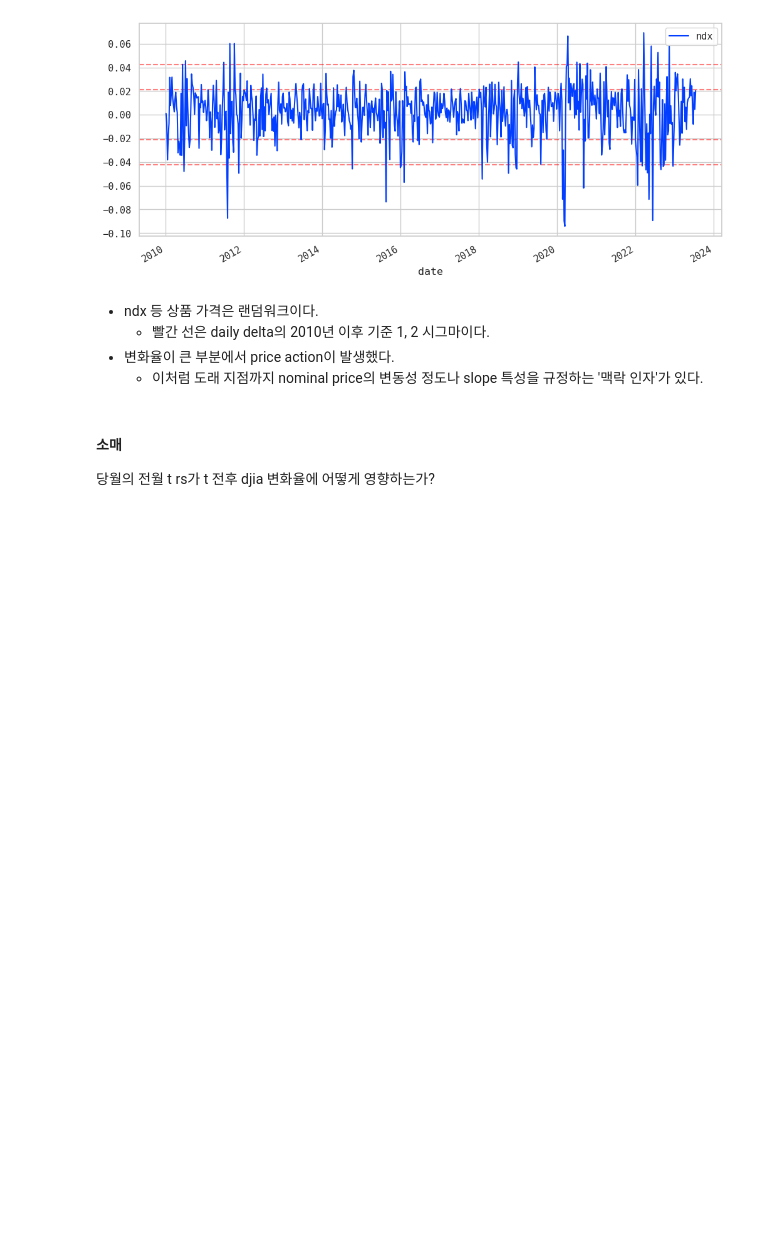
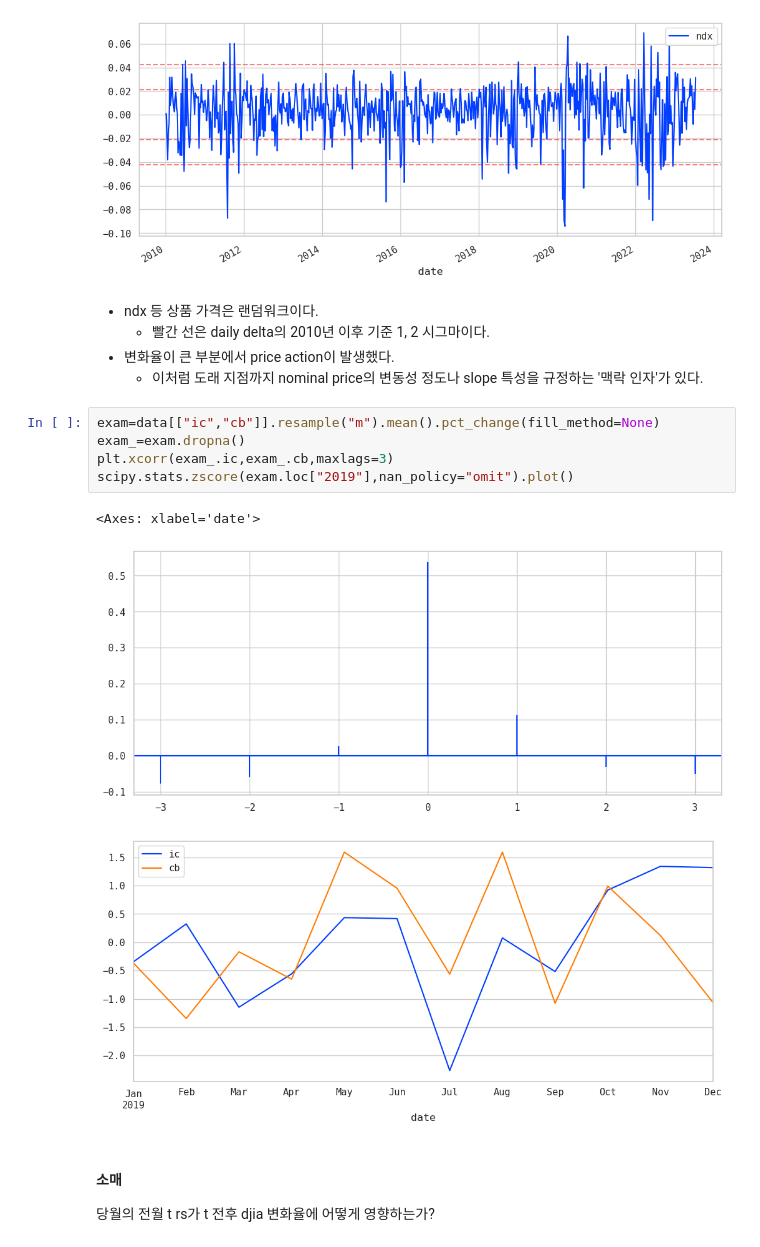
Before and after one commit to beeseosil/pub, a Jupyter notebook: da/fin.ipynb, the cells around one changed output. Saved outputs shown, nothing was run; the diff lists cells and outputs as text; blank space fills up the shorter version.

```diff
--- a/da/fin.ipynb
+++ b/da/fin.ipynb
@@ -195,6 +195,15 @@ _data.plot(ax=ax)
     * 빨간 선은 daily delta의 2010년 이후 기준 1, 2 시그마이다.
 * 변화율이 큰 부분에서 price action이 발생했다.
     * 이처럼 도래 지점까지 nominal price의 변동성 정도나 slope 특성을 규정하는 '맥락 인자'가 있다.
+# %%
+exam=data[["ic","cb"]].resample("m").mean().pct_change(fill_method=None)
+exam_=exam.dropna()
+plt.xcorr(exam_.ic,exam_.cb,maxlags=3)
+scipy.stats.zscore(exam.loc["2019"],nan_policy="omit").plot()
+# %% [output]
+<Axes: xlabel='date'>
+[figure, added]
+[figure, added]
 # %% [markdown]
 #### 소매
 당월의 전월 t rs가 t 전후 djia 변화율에 어떻게 영향하는가?
```
Also changed, not shown: parts of 4 cells of this notebook, 1 other file.
